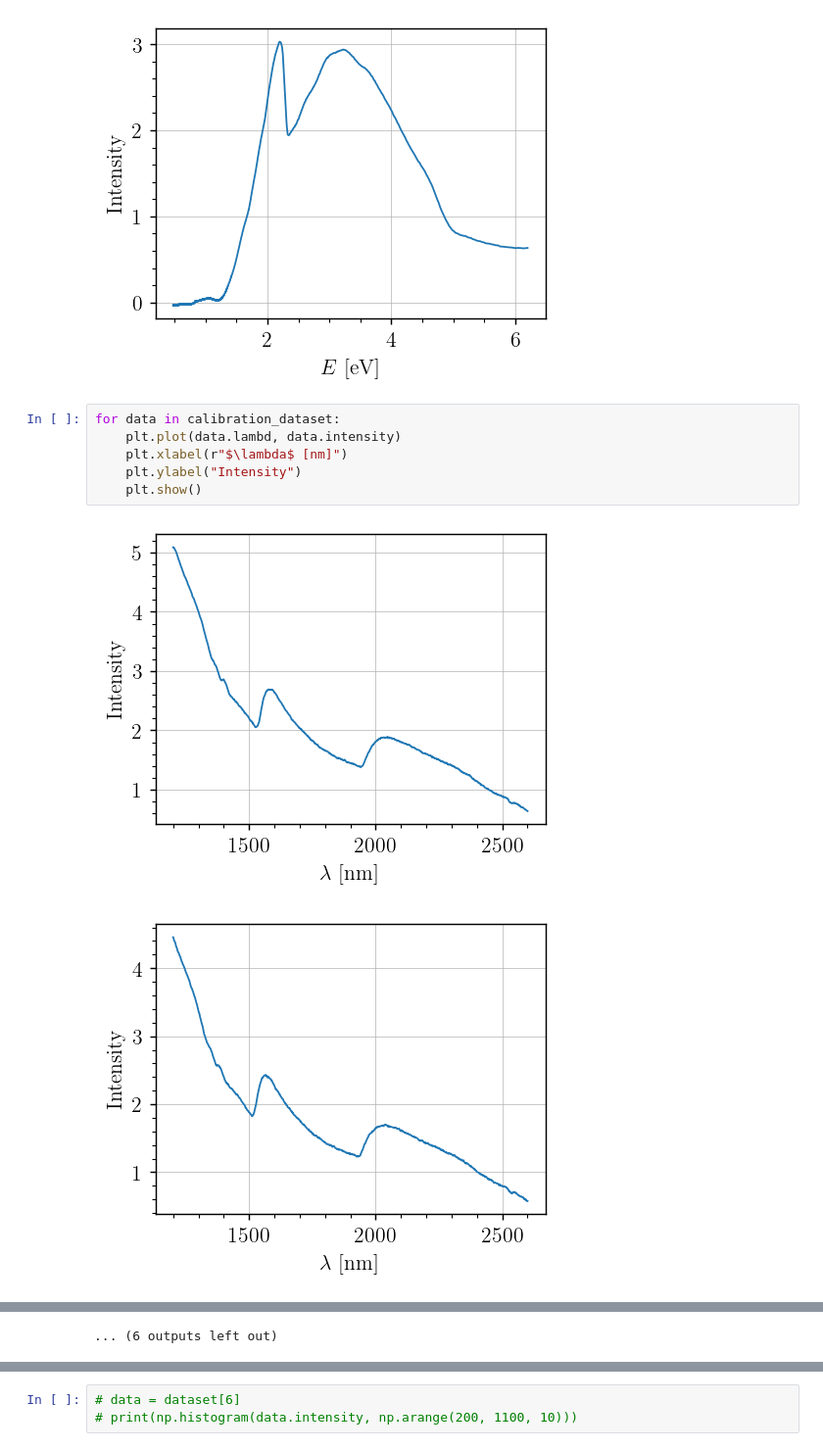
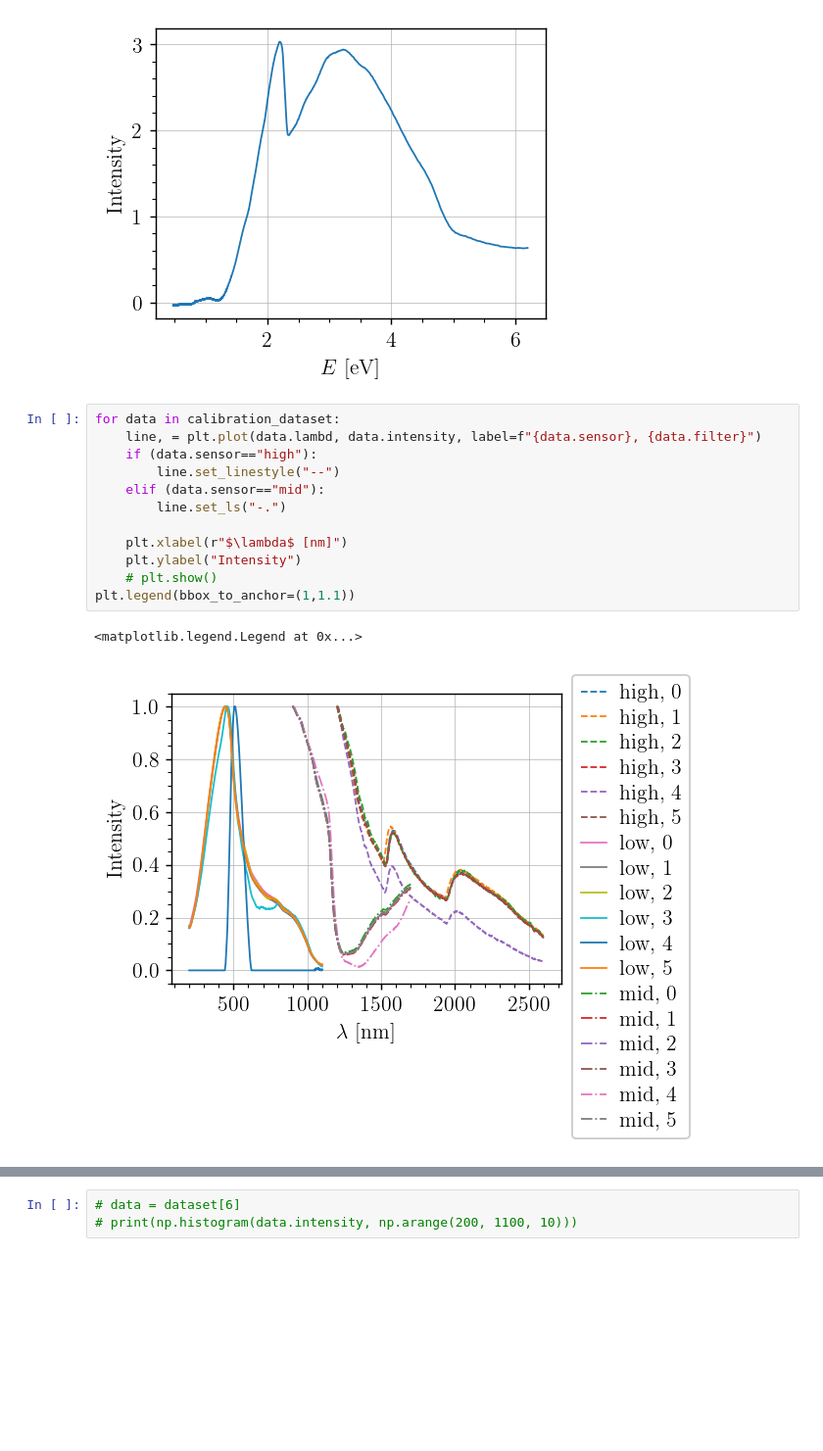
Before and after one commit to TomVdt/TPIII, a Jupyter notebook: 06-photoemission-interne/analyse/exp2_calibration.ipynb, the cells around one changed output, grey strips where cells are left out. Shown at 98% size. Saved outputs shown, nothing was run; the diff lists cells and outputs as text; blank space fills up the shorter version.

```diff
--- a/06-photoemission-interne/analyse/exp2_calibration.ipynb
+++ b/06-photoemission-interne/analyse/exp2_calibration.ipynb
@@ -45,10 +45,16 @@ Text(0, 0.5, 'Intensity')
 [figure]
 # %%
 for data in calibration_dataset:
-    plt.plot(data.lambd, data.intensity)
+    line, = plt.plot(data.lambd, data.intensity, label=f"{data.sensor}, {data.filter}")
+    if (data.sensor=="high"):
+        line.set_linestyle("--")
+    elif (data.sensor=="mid"):
+        line.set_ls("-.")
+
     plt.xlabel(r"$\lambda$ [nm]")
     plt.ylabel("Intensity")
-    plt.show()
+    # plt.show()
+plt.legend(bbox_to_anchor=(1,1.1))
 # %% [output]
+<matplotlib.legend.Legend at 0x...>
-[figure, old version]
+[figure, new version]
-[figure, removed]
@@ -65 +60,0 @@ for data in calibration_dataset:
-... (6 outputs left out)
```
Also changed, not shown: parts of 3 cells of this notebook, 1 other file.
